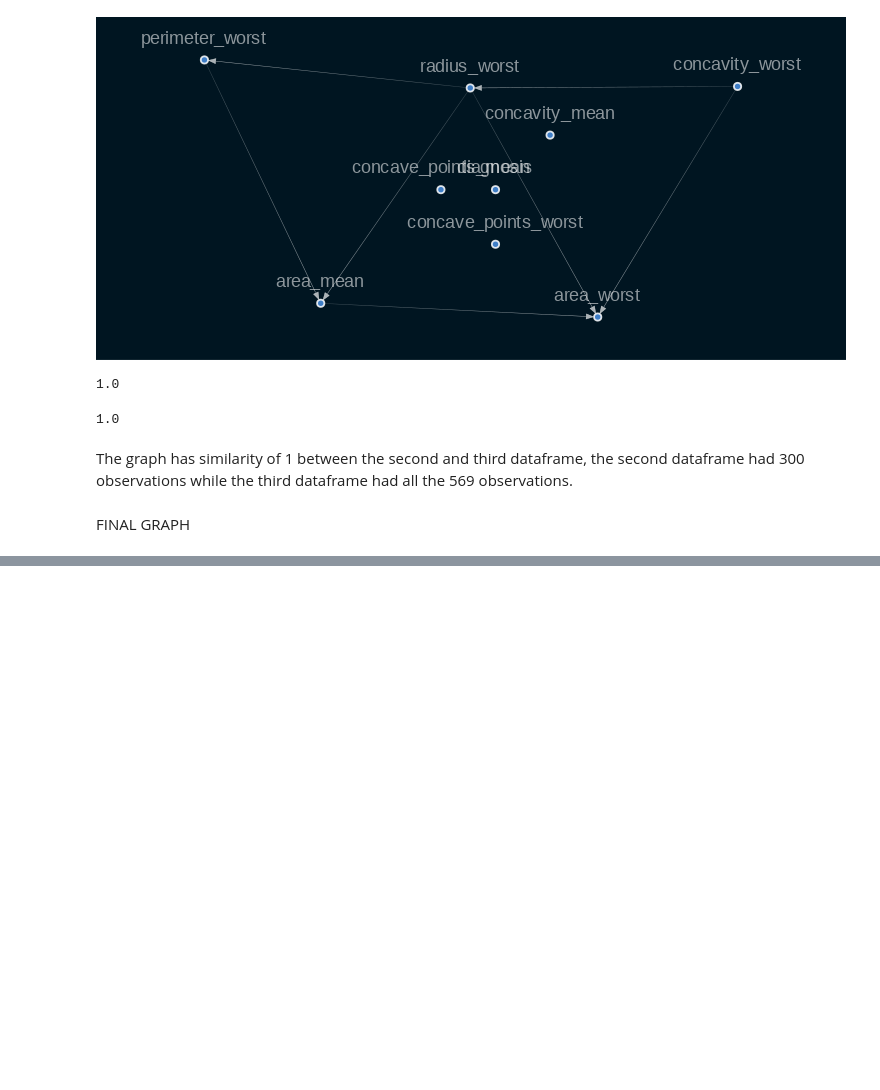
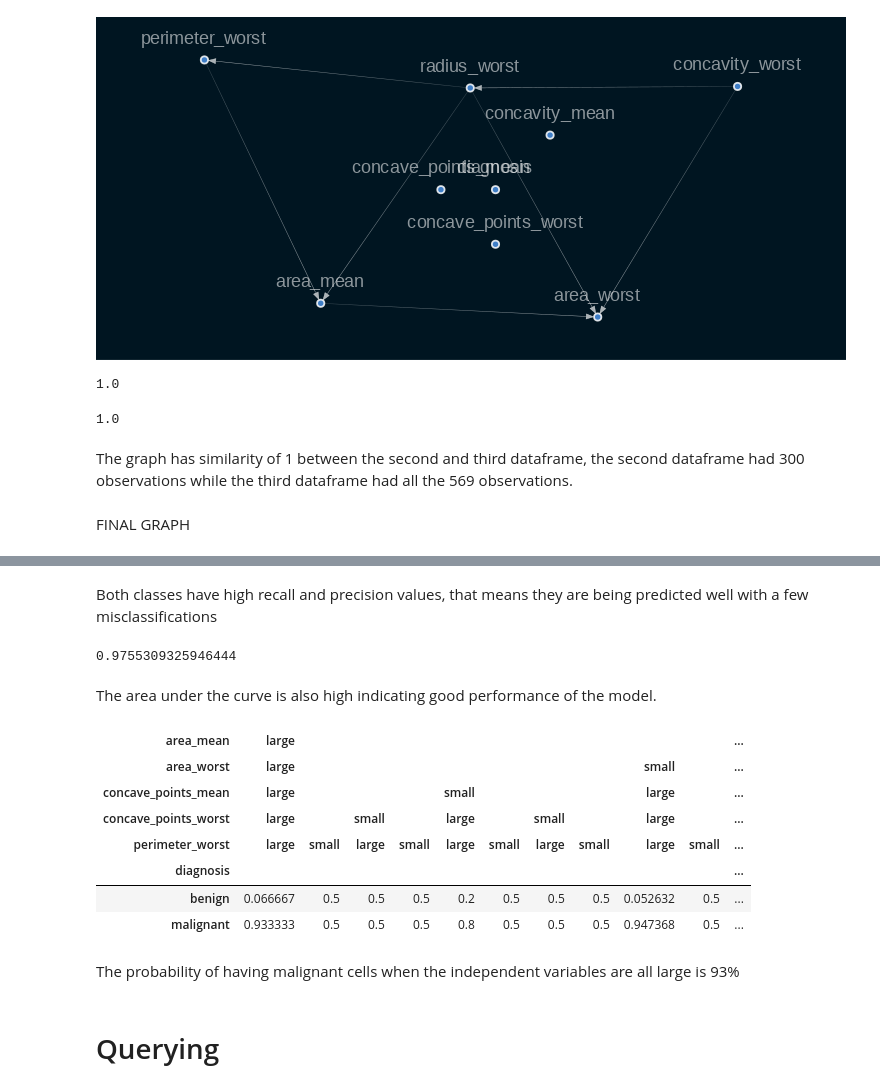
Before and after one commit to Kibika/Causal_Inference, a Jupyter notebook: notebooks/causal_inference.ipynb, the cells around one changed output, grey strips where cells are left out. Cells and saved outputs as stored; diff of their text form; code cells hidden in the pictures; blank space fills up the shorter version.

```diff
--- a/notebooks/causal_inference.ipynb
+++ b/notebooks/causal_inference.ipynb
@@ -765,0 +803,9 @@ Warning: node 'concave_points_worst', graph '' size too small for label
+# %%
+# Split 80% train and 20% test
+train, test = train_test_split(discretised_data, train_size=0.8, test_size=0.2, random_state=7)
+# %%
+bn = BayesianNetwork(sm_lasso_constrained)
+# %%
+bn = bn.fit_node_states(discretised_data)
+# %%
+bn = bn.fit_cpds(train, method="BayesianEstimator", bayes_prior="K2")
@@ -765,0 +847,25 @@ Warning: node 'concave_points_worst', graph '' size too small for label
+# %% [markdown]
+Both classes have high recall and precision values, that means they are being predicted well with a few misclassifications
+# %%
+roc, auc = roc_auc(bn, test, "diagnosis")
+print(auc)
+# %% [output]
+0.9755309325946444
+# %% [markdown]
+The area under the curve is also high indicating good performance of the model.
+# %%
+#conditional probalities
+bn.cpds["diagnosis"]
+# %% [output]
+| area_mean | large |  |  |  |  |  |  |  |  |  | ... |
+| area_worst | large |  |  |  |  |  |  |  | small |  | ... |
+| concave_points_mean | large |  |  |  | small |  |  |  | large |  | ... |
+| concave_points_worst | large |  | small |  | large |  | small |  | large |  | ... |
+| perimeter_worst | large | small | large | small | large | small | large | small | large | small | ... |
+| diagnosis |  |  |  |  |  |  |  |  |  |  | ... |
+| benign | 0.066667 | 0.5 | 0.5 | 0.5 | 0.2 | 0.5 | 0.5 | 0.5 | 0.052632 | 0.5 | ... |
+| malignant | 0.933333 | 0.5 | 0.5 | 0.5 | 0.8 | 0.5 | 0.5 | 0.5 | 0.947368 | 0.5 | ... |
+# %% [markdown]
+The probability of having malignant cells when the independent variables are all large is 93%
+# %% [markdown]
+# Querying
```
Also changed, not shown: parts of 37 cells of this notebook.
